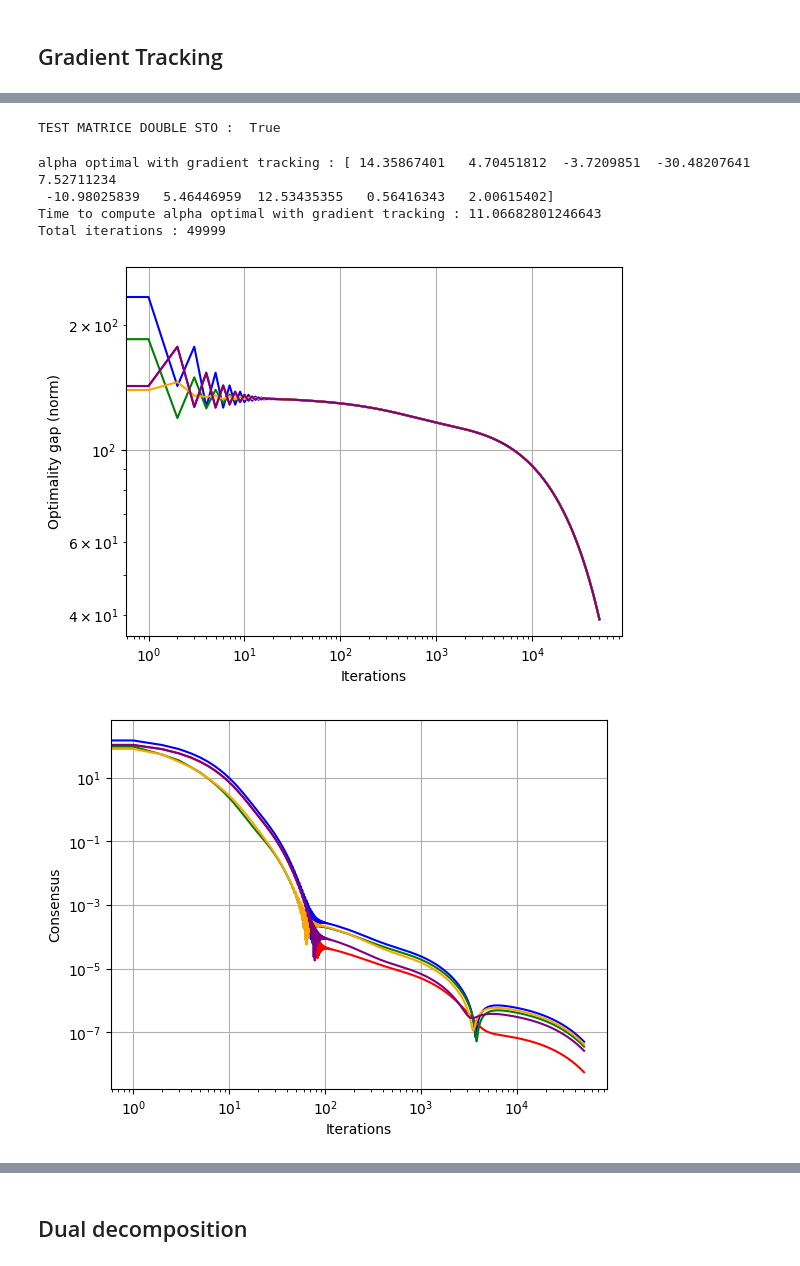
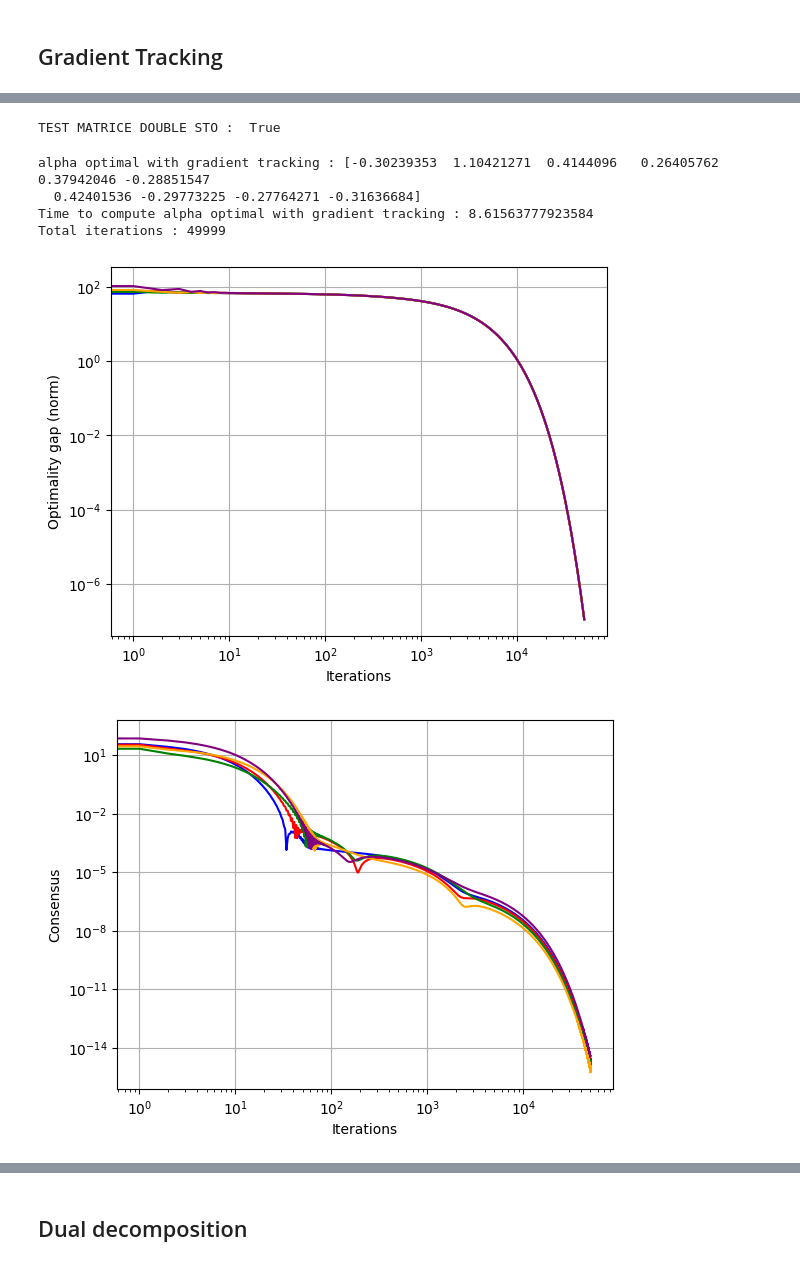
Before and after one commit to slimane-el/Cooperative_optimization, a Jupyter notebook: analysis.ipynb, the cells around one changed output, grey strips where cells are left out. Saved outputs shown, nothing was run; the diff lists cells and outputs as text; code cells hidden in the pictures.

```diff
--- a/analysis.ipynb
+++ b/analysis.ipynb
@@ -10,7 +9,7 @@ import time
 # Generate the data
 a = 5
 n = 100
-m = 10
+m = int(np.floor(np.sqrt(n)))
 agent_x, agent_y, x_selected, y_selected, selected_points, selected_points_agents, K, x, y = get_agents_from_pickle(
     'first_database.pkl', a, n, m)
 print(f'Nb agents : {a}')
@@ -301,11 +238,11 @@ print(f'alpha optimal : {alpha_optim}\n')
 
 # Compute the alpha optimal with the gradient tracking algorithm
 print("Compute the alpha optimal with the gradient tracking algorithm....")
-lr = 0.0001
+lr = 0.002
 max_iter = 50000
 
 # create the weight matrix
-ind = [(0,1), (1,2), (1, 3), (1, 4), (2,3), (2, 4), (3,4), (4,0)]
+ind = [(0,1), (0, 2), (0, 3),  (1,2), (1, 3), (1, 4), (2,3), (2, 4), (3,4), (4,0)]
 W = create_W(ind, 5, auto=False)
 print(W)
 visual_graph(ind)
@@ -338,7 +275,7 @@ Compute the alpha optimal with the gradient tracking algorithm....
 TEST MATRICE DOUBLE STO :  True
-alpha optimal with gradient tracking : [ 14.35867401   4.70451812  -3.7209851  -30.48207641   7.52711234
- -10.98025839   5.46446959  12.53435355   0.56416343   2.00615402]
-Time to compute alpha optimal with gradient tracking : 11.06682801246643
+alpha optimal with gradient tracking : [-0.30239353  1.10421271  0.4144096   0.26405762  0.37942046 -0.28851547
+  0.42401536 -0.29773225 -0.27764271 -0.31636684]
+Time to compute alpha optimal with gradient tracking : 8.61563777923584
 Total iterations : 49999
-[figure, old version]
+[figure, new version]
-[figure, old version]
+[figure, new version]
```
Also changed, not shown: parts of 12 cells of this notebook, 1 other file.
